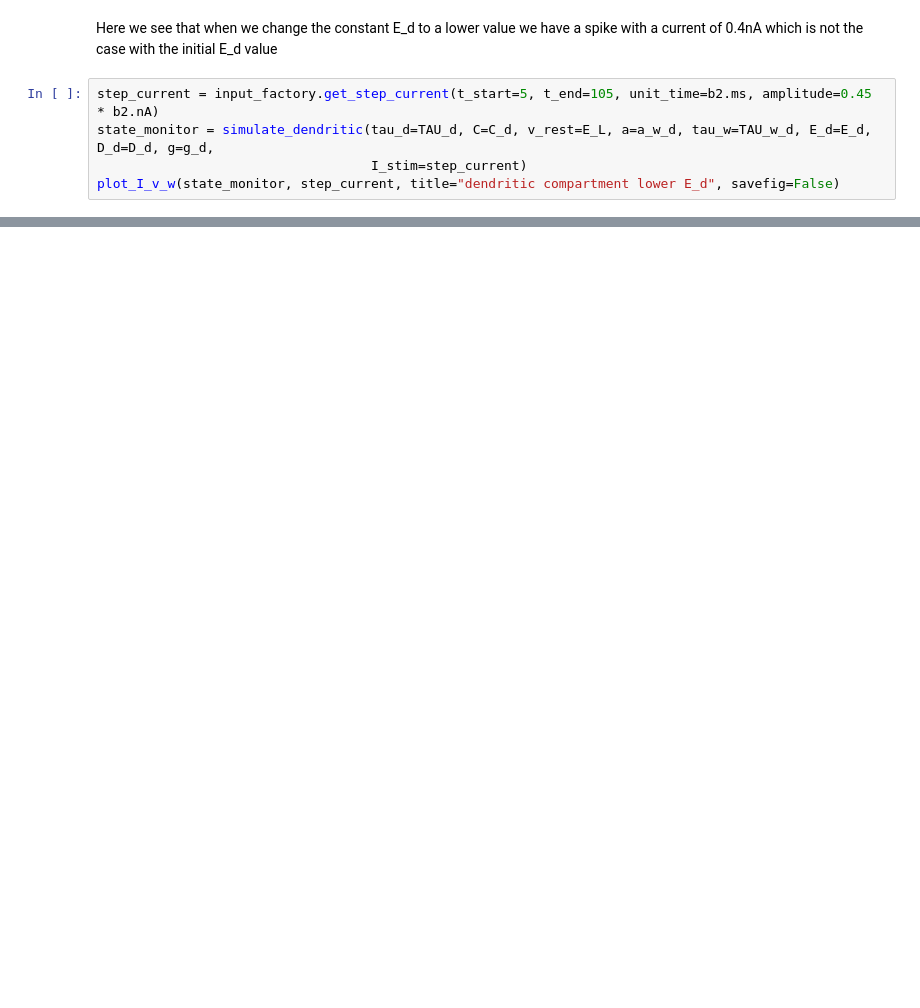
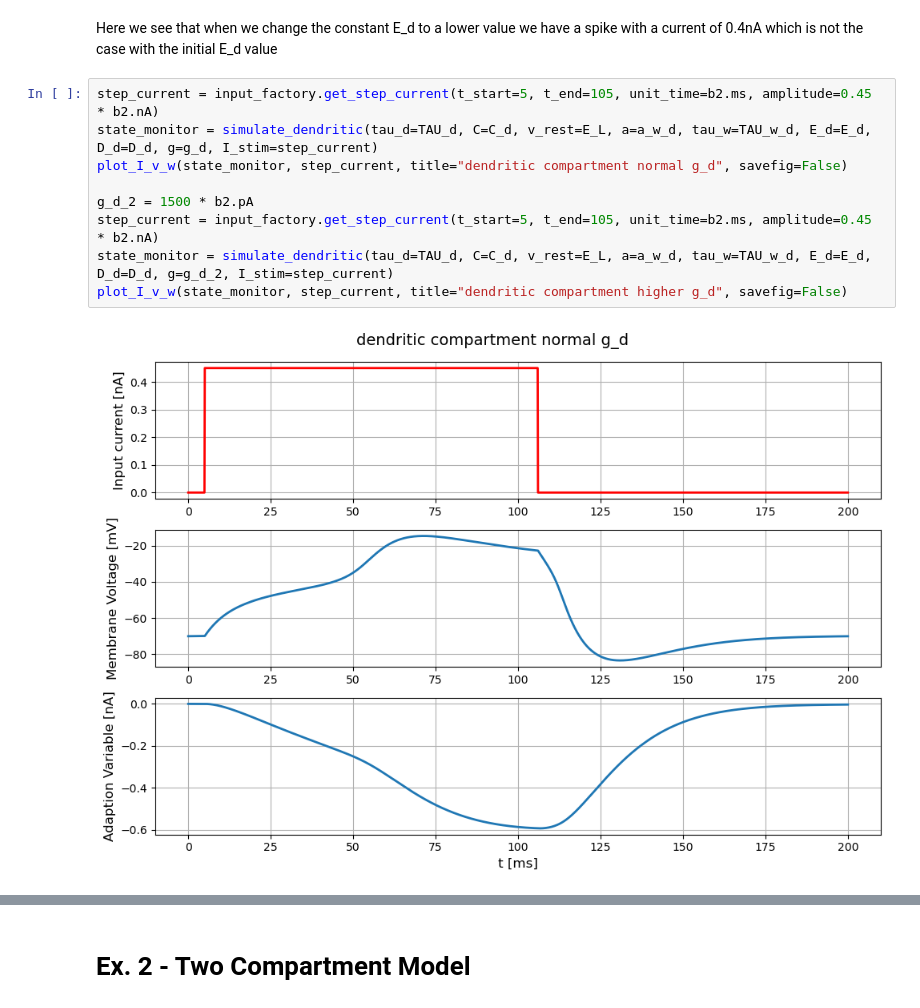
Before and after one commit to lniederhauser/neuronal_dynamics_miniproject, a Jupyter notebook: main.ipynb, the cells around one changed output, grey strips where cells are left out. Cells and saved outputs as stored; diff of their text form; blank space fills up the shorter version.

```diff
--- a/main.ipynb
+++ b/main.ipynb
@@ -146,6 +161,12 @@ plot_I_v_w(state_monitor4, step_current4, title="dendritic compartment initial E
 Here we see that when we change the constant E_d to a lower value we have a spike with a current of 0.4nA which is not the case with the initial E_d value
 # %%
 step_current = input_factory.get_step_current(t_start=5, t_end=105, unit_time=b2.ms, amplitude=0.45 * b2.nA)
-state_monitor = simulate_dendritic(tau_d=TAU_d, C=C_d, v_rest=E_L, a=a_w_d, tau_w=TAU_w_d, E_d=E_d, D_d=D_d, g=g_d,
-                                   I_stim=step_current)
-plot_I_v_w(state_monitor, step_current, title="dendritic compartment lower E_d", savefig=False)
+state_monitor = simulate_dendritic(tau_d=TAU_d, C=C_d, v_rest=E_L, a=a_w_d, tau_w=TAU_w_d, E_d=E_d, D_d=D_d, g=g_d, I_stim=step_current)
+plot_I_v_w(state_monitor, step_current, title="dendritic compartment normal g_d", savefig=False)
+
+g_d_2 = 1500 * b2.pA
+step_current = input_factory.get_step_current(t_start=5, t_end=105, unit_time=b2.ms, amplitude=0.45 * b2.nA)
+state_monitor = simulate_dendritic(tau_d=TAU_d, C=C_d, v_rest=E_L, a=a_w_d, tau_w=TAU_w_d, E_d=E_d, D_d=D_d, g=g_d_2, I_stim=step_current)
+plot_I_v_w(state_monitor, step_current, title="dendritic compartment higher g_d", savefig=False)
+# %% [output]
+[figure, added]
@@ -151,0 +174,2 @@ plot_I_v_w(state_monitor, step_current, title="dendritic compartment lower E_d",
+# %% [markdown]
+# Ex. 2 - Two Compartment Model
```
Also changed, not shown: parts of 14 cells of this notebook, 1 other file.
